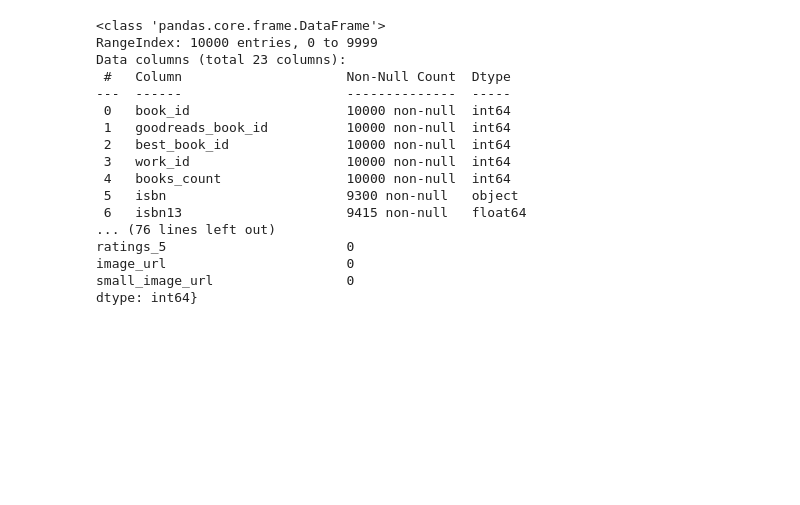
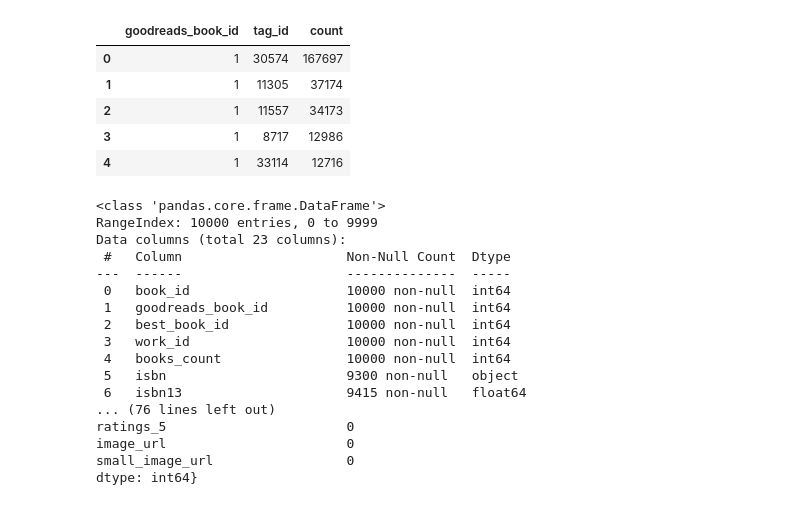
Before and after one commit to AFSpacePro/Goodreads-EDA, a Jupyter notebook: mili_EDA.ipynb, the cells around one changed output. Cells and saved outputs as stored; diff of their text form; code cells hidden in the pictures; blank space fills up the shorter version.

```diff
--- a/mili_EDA.ipynb
+++ b/mili_EDA.ipynb
@@ -27,3 +79,12 @@ def profile_df(df: pd.DataFrame):
+# %%
+book_tags_df.head()
+# %% [output]
+|  | goodreads_book_id | tag_id | count |
+| 0 | 1 | 30574 | 167697 |
+| 1 | 1 | 11305 | 37174 |
+| 2 | 1 | 11557 | 34173 |
+| 3 | 1 | 8717 | 12986 |
+| 4 | 1 | 33114 | 12716 |
 # %%
 profile_df(books_df)
 # %% [output]
```
Also changed, not shown: parts of 7 cells of this notebook.
